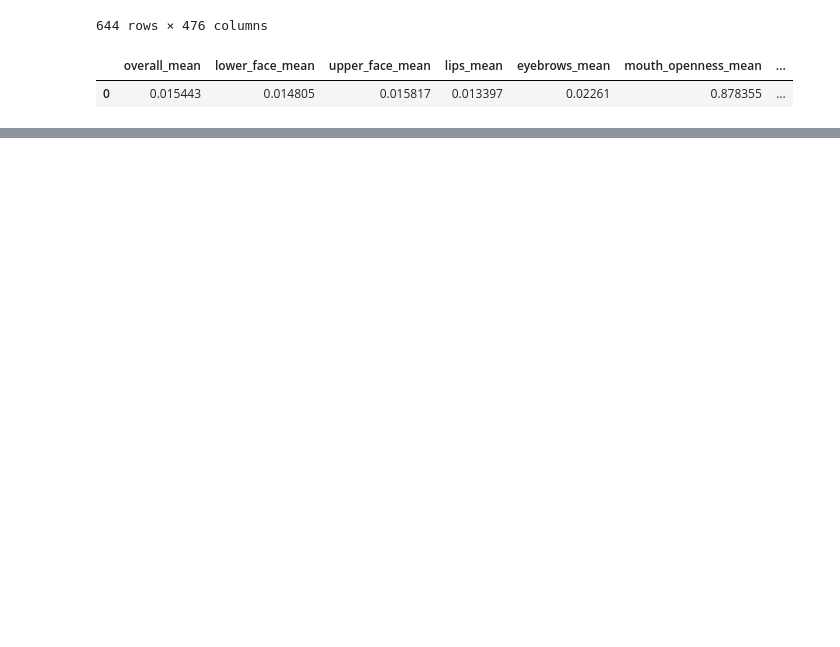
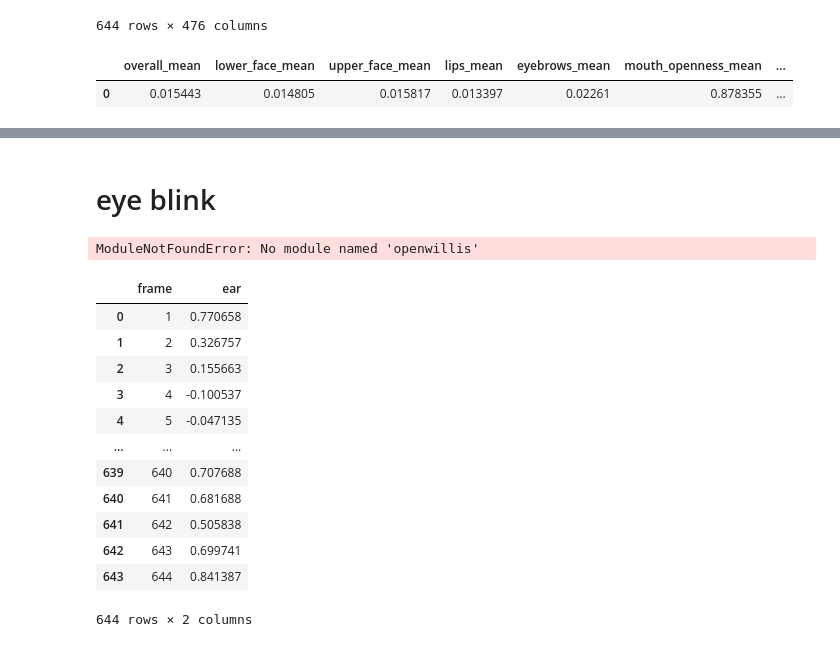
Before and after one commit to Pelmeshek1706/emora, a Jupyter notebook: demo_openwillis_face.ipynb, the cells around one changed output, grey strips where cells are left out. Saved outputs shown, nothing was run; the diff lists cells and outputs as text; code cells hidden in the pictures; blank space fills up the shorter version.

```diff
--- a/demo_openwillis_face.ipynb
+++ b/demo_openwillis_face.ipynb
@@ -73,0 +86,24 @@ summary.head()
+# %% [markdown]
+# eye blink
+# %%
+import openwillis.face as owf
+
+ear, blinks, summary = owf.eye_blink_rate(video = 'video.mov')
+# %% [output]
+ModuleNotFoundError: No module named 'openwillis'
+# %%
+ear
+# %% [output]
+|  | frame | ear |
+| 0 | 1 | 0.770658 |
+| 1 | 2 | 0.326757 |
+| 2 | 3 | 0.155663 |
+| 3 | 4 | -0.100537 |
+| 4 | 5 | -0.047135 |
+| ... | ... | ... |
+| 639 | 640 | 0.707688 |
+| 640 | 641 | 0.681688 |
+| 641 | 642 | 0.505838 |
+| 642 | 643 | 0.699741 |
+| 643 | 644 | 0.841387 |
+644 rows × 2 columns
```
Also changed, not shown: parts of 13 cells of this notebook, 3 other files.
